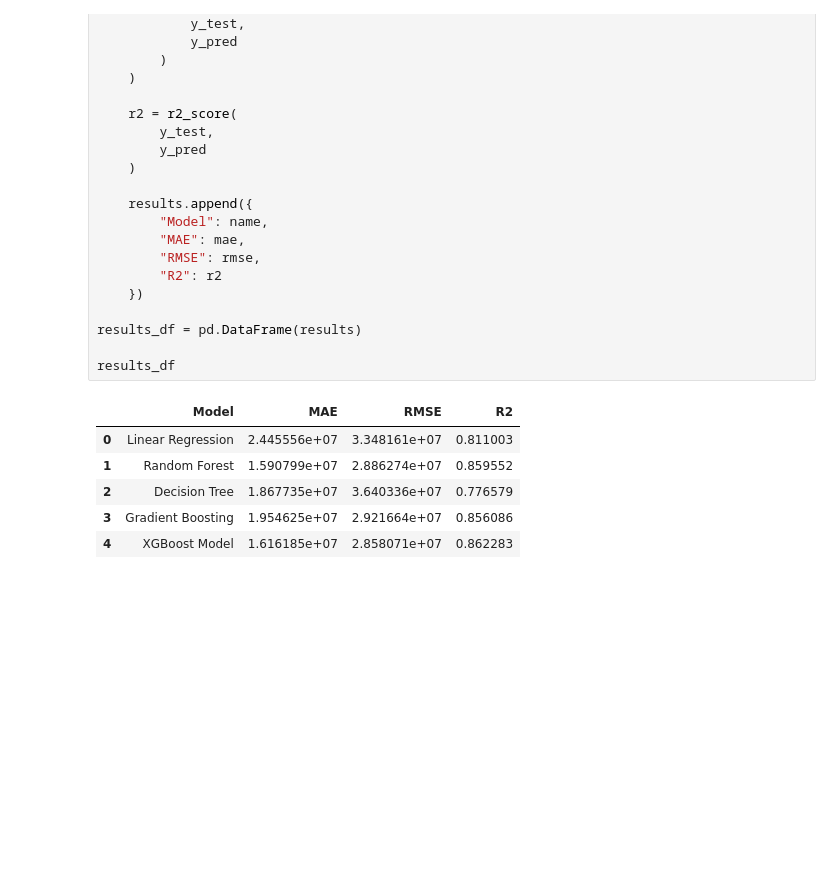
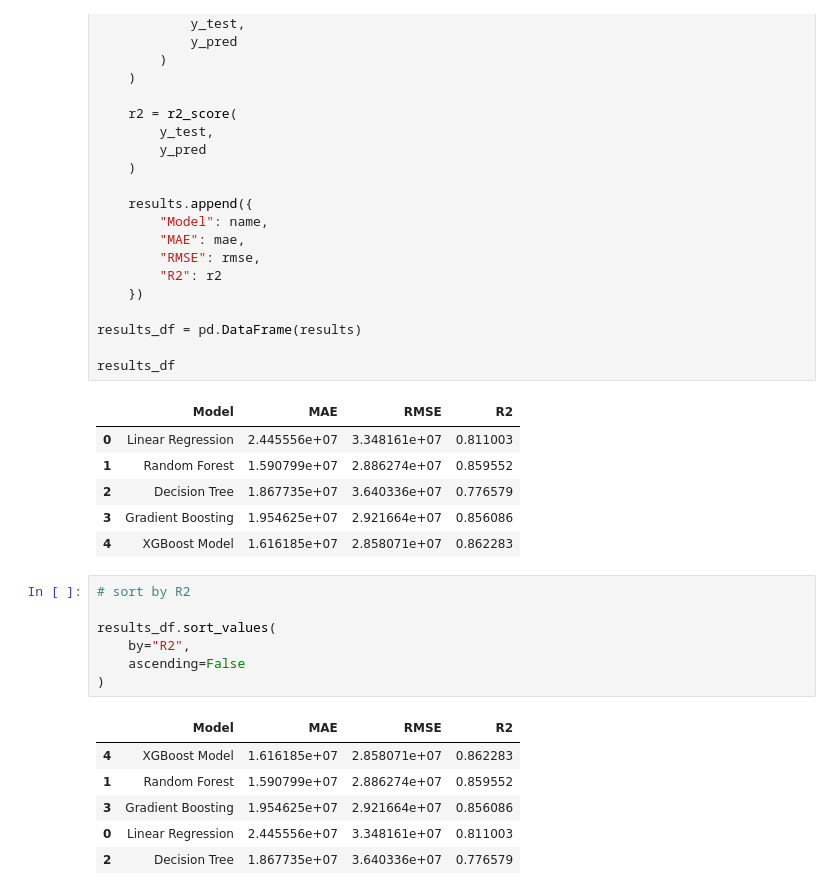
Before and after one commit to DhaneeraDulvanya/Sri-Lankan-Land-Price-Prediction-and-Real-Estate-Market-Analysis-System, a Jupyter notebook: notebooks/04_model_training.ipynb, the cells around one changed output. Saved outputs shown, nothing was run; the diff lists cells and outputs as text; blank space fills up the shorter version.

```diff
--- a/notebooks/04_model_training.ipynb
+++ b/notebooks/04_model_training.ipynb
@@ -224,3 +224,17 @@ results_df
 | 2 | Decision Tree | 1.867735e+07 | 3.640336e+07 | 0.776579 |
 | 3 | Gradient Boosting | 1.954625e+07 | 2.921664e+07 | 0.856086 |
 | 4 | XGBoost Model | 1.616185e+07 | 2.858071e+07 | 0.862283 |
+# %%
+# sort by R2
+
+results_df.sort_values(
+    by="R2",
+    ascending=False
+)
+# %% [output]
+|  | Model | MAE | RMSE | R2 |
+| 4 | XGBoost Model | 1.616185e+07 | 2.858071e+07 | 0.862283 |
+| 1 | Random Forest | 1.590799e+07 | 2.886274e+07 | 0.859552 |
+| 3 | Gradient Boosting | 1.954625e+07 | 2.921664e+07 | 0.856086 |
+| 0 | Linear Regression | 2.445556e+07 | 3.348161e+07 | 0.811003 |
+| 2 | Decision Tree | 1.867735e+07 | 3.640336e+07 | 0.776579 |
```
Also changed, not shown: parts of 5 cells of this notebook.
